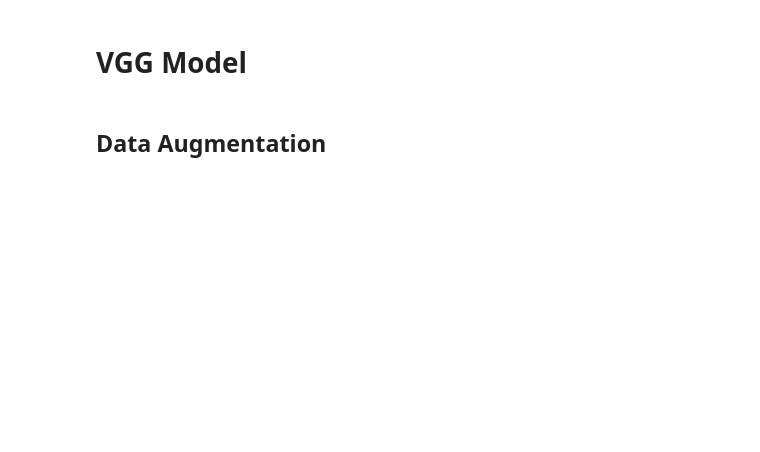
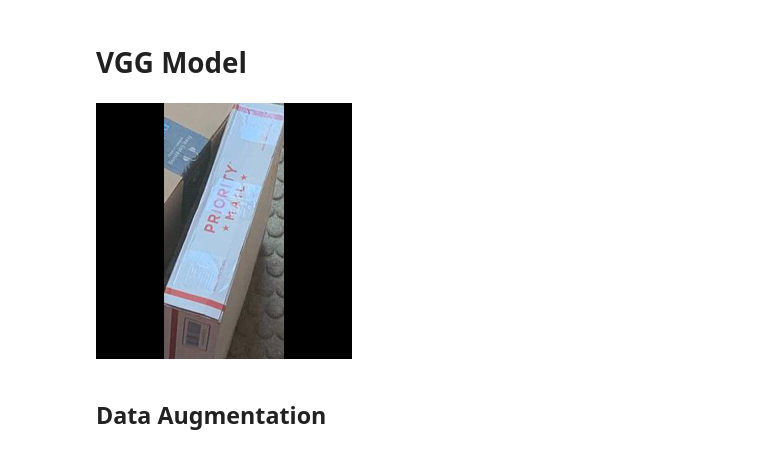
Before and after one commit to Sarcovora/CogWorks-2022-Gausslien-Final-Capstone, a Jupyter notebook: PackageDetection/ekuo.ipynb, the cells around one changed output. Saved outputs shown, nothing was run; the diff lists cells and outputs as text; code cells hidden in the pictures; blank space fills up the shorter version.

```diff
--- a/PackageDetection/ekuo.ipynb
+++ b/PackageDetection/ekuo.ipynb
@@ -113,13 +113,35 @@ def padImage(img):
 
     return img
 
-def fixImage(filename):
+def pilPad (im):
+    desired_size = 256
+    old_size = im.size  # old_size[0] is in (width, height) format
+
+    ratio = float(desired_size)/max(old_size)
+    new_size = tuple([int(x*ratio) for x in old_size])
+
+    im = im.resize(new_size, Image.ANTIALIAS)
+    # create a new image and paste the resized on it
+
+    new_im = Image.new("RGB", (desired_size, desired_size))
+    new_im.paste(im, ((desired_size-new_size[0])//2,
+                        (desired_size-new_size[1])//2))
+    return new_im
+
+def fixImage_filename(filename):
     img = padImage(np.array(cv.imread(filename))/255)
     img = cv.resize(img, (256,256), interpolation = cv.INTER_LINEAR)
     img = np.moveaxis(img, -1, 0)
     img = img.reshape(1,3,256,256)
 
     return img
+
+def fixImage_img(img):
+    return pilPad(img)
+# %%
+pilPad(Image.open('sorted_imgs/train/box/6_1.jpg'))
+# %% [output]
+[figure, added]
 # %%
 yes_x = np.empty((1,3,256,256))
 no_x = np.empty((1,3,256,256))
```
Also changed, not shown: parts of 17 cells of this notebook.
